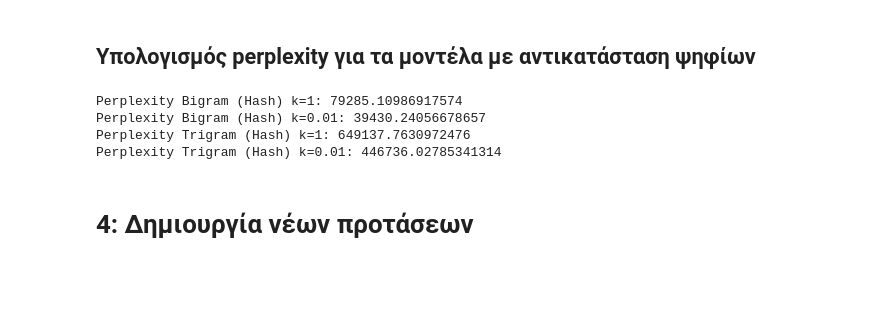
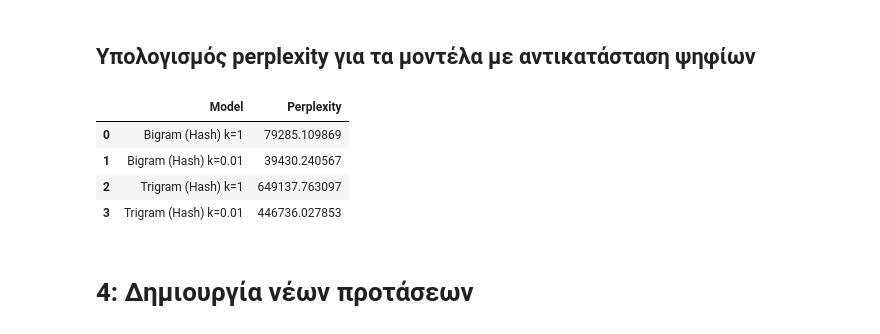
Before and after one commit to agrigoridou/Tokenization-Zipf-s-Law-N-gram-Models, a Jupyter notebook: Β_N_gram_Language_Models_.ipynb, the cells around one changed output. Saved outputs shown, nothing was run; the diff lists cells and outputs as text; code cells hidden in the pictures; blank space fills up the shorter version.

```diff
--- a/Β_N_gram_Language_Models_.ipynb
+++ b/Β_N_gram_Language_Models_.ipynb
@@ -114,20 +132,30 @@ test_hash = replace_digits_with_hash(test_sents)
 # %% [markdown]
 ## Υπολογισμός perplexity για τα μοντέλα με αντικατάσταση ψηφίων
 # %%
+import pandas as pd
+
+# Υπολογισμός perplexity για τα hash δεδομένα (bigram και trigram)
 perplexity_bigram_hash_1 = calculate_perplexity(bigram_model_1, test_hash, n=2)
 perplexity_bigram_hash_2 = calculate_perplexity(bigram_model_2, test_hash, n=2)
 perplexity_trigram_hash_1 = calculate_perplexity(trigram_model_1, test_hash, n=3)
 perplexity_trigram_hash_2 = calculate_perplexity(trigram_model_2, test_hash, n=3)
 
-print(f"Perplexity Bigram (Hash) k=1: {perplexity_bigram_hash_1}")
-print(f"Perplexity Bigram (Hash) k=0.01: {perplexity_bigram_hash_2}")
-print(f"Perplexity Trigram (Hash) k=1: {perplexity_trigram_hash_1}")
-print(f"Perplexity Trigram (Hash) k=0.01: {perplexity_trigram_hash_2}")
+# Δημιουργία πίνακα με τα αποτελέσματα
+data_hash = {
+    "Model": ["Bigram (Hash) k=1", "Bigram (Hash) k=0.01", "Trigram (Hash) k=1", "Trigram (Hash) k=0.01"],
+    "Perplexity": [perplexity_bigram_hash_1, perplexity_bigram_hash_2, perplexity_trigram_hash_1, perplexity_trigram_hash_2]
+}
+
+# Δημιουργία DataFrame από τα δεδομένα
+df_hash = pd.DataFrame(data_hash)
+
+df_hash
 # %% [output]
-Perplexity Bigram (Hash) k=1: 79285.10986917574
-Perplexity Bigram (Hash) k=0.01: 39430.24056678657
-Perplexity Trigram (Hash) k=1: 649137.7630972476
-Perplexity Trigram (Hash) k=0.01: 446736.02785341314
+|  | Model | Perplexity |
+| 0 | Bigram (Hash) k=1 | 79285.109869 |
+| 1 | Bigram (Hash) k=0.01 | 39430.240567 |
+| 2 | Trigram (Hash) k=1 | 649137.763097 |
+| 3 | Trigram (Hash) k=0.01 | 446736.027853 |
 # %% [markdown]
 # 4: Δημιουργία νέων προτάσεων
 # %%
```
Also changed, not shown: parts of 4 cells of this notebook.
